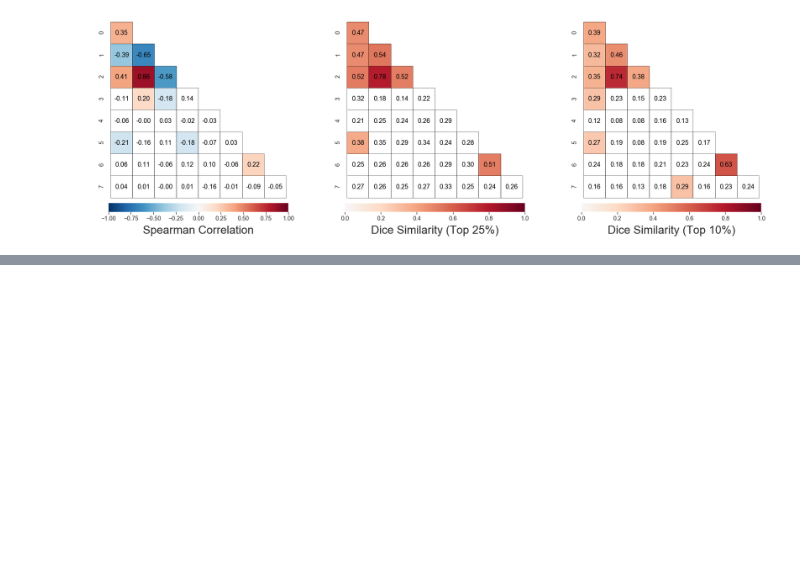
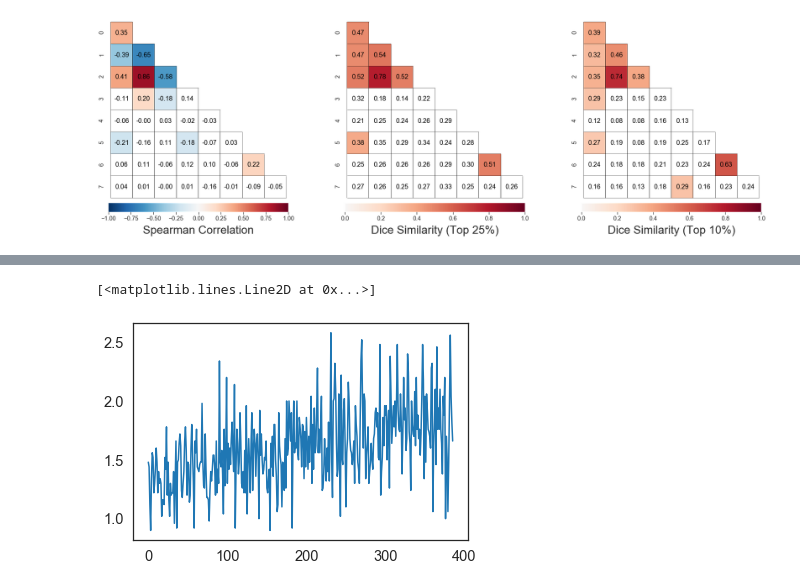
Before and after one commit to nivlab/sciops, a Jupyter notebook: analysis/main_02a.ipynb, the cells around one changed output, grey strips where cells are left out. Saved outputs shown, nothing was run; the diff lists cells and outputs as text; code cells hidden in the pictures; blank space fills up the shorter version.

```diff
--- a/analysis/main_02a.ipynb
+++ b/analysis/main_02a.ipynb
@@ -696,0 +719,5 @@ plt.savefig(f, dpi=300)
+# %%
+plt.plot(test.mean(axis=1))
+# %% [output]
+[<matplotlib.lines.Line2D at 0x...>]
+[figure, added]
```
Also changed, not shown: parts of 2 cells of this notebook, 4 other files.
